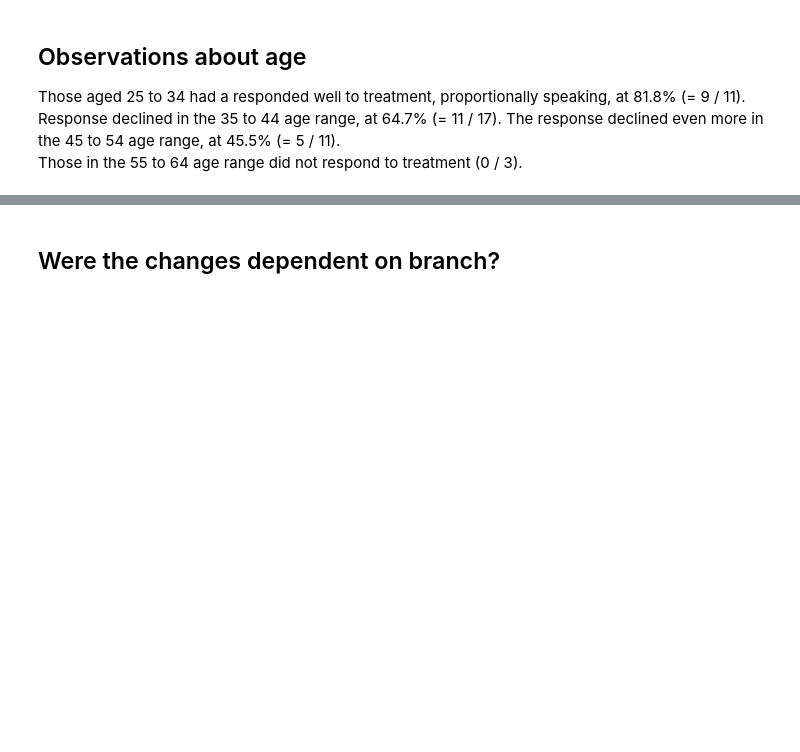
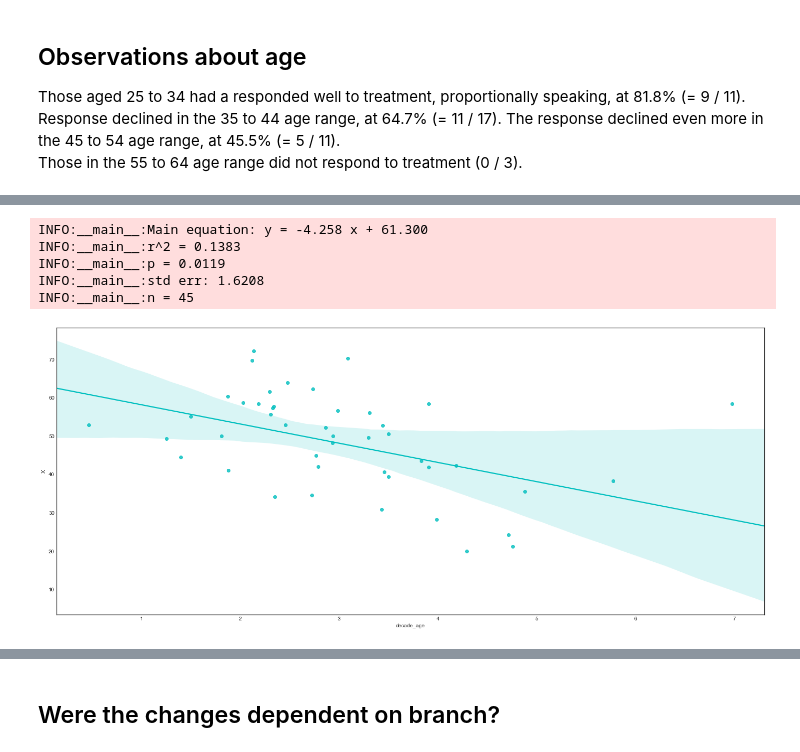
Before and after one commit to rajah9/pythonLibrary, a Jupyter notebook: Solomon MOES Quantitative data.ipynb, the cells around one changed output, grey strips where cells are left out. Saved outputs shown, nothing was run; the diff lists cells and outputs as text; code cells hidden in the pictures; blank space fills up the shorter version.

```diff
--- a/Solomon MOES Quantitative data.ipynb
+++ b/Solomon MOES Quantitative data.ipynb
@@ -494,0 +534,14 @@ Those in the 55 to 64 age range did not respond to treatment (0 / 3).
+# %%
+# Create df3 to be the measurements pre-survey.
+df3 = df.dropna(subset=['date_between_survey']) # if date_between_survey is NaN, then it's pre-survey
+
+stat.plot_and_stats(df=df3, xlabel='decade_age', ylabel='X', color='c')
+rCount, _ = df3.shape
+logger.info('n = %d' % rCount)
+# %% [output]
+INFO:__main__:Main equation: y = -4.258 x + 61.300
+INFO:__main__:r^2 = 0.1383
+INFO:__main__:p = 0.0119
+INFO:__main__:std err: 1.6208
+INFO:__main__:n = 45
+[figure, added]
```
Also changed, not shown: parts of 13 cells of this notebook.
